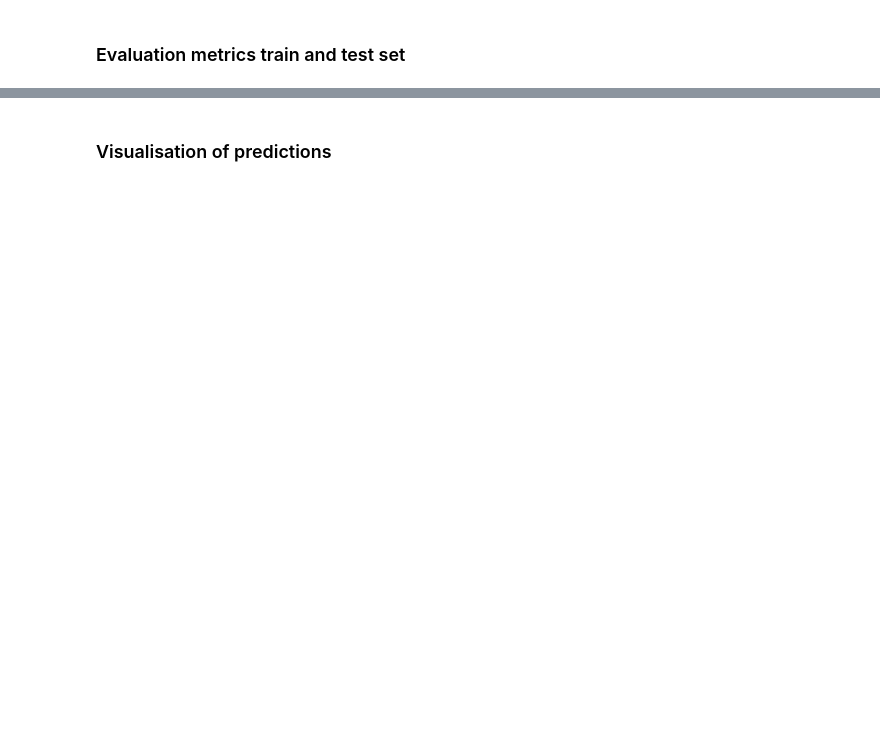
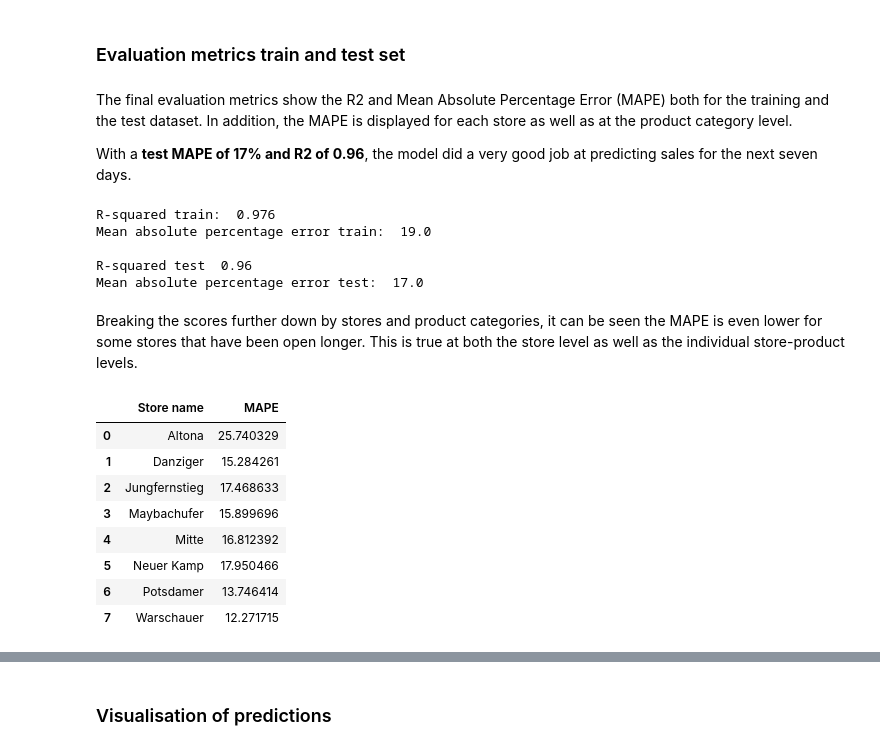
Before and after one commit to vlatko-v/sweet-spot-donut-sales-forecasting, a Jupyter notebook: catboost.ipynb, the cells around one changed output, grey strips where cells are left out. Saved outputs shown, nothing was run; the diff lists cells and outputs as text; code cells hidden in the pictures; blank space fills up the shorter version.

```diff
--- a/catboost.ipynb
+++ b/catboost.ipynb
@@ -455,4 +415,14 @@ plt.show()
 # %% [markdown]
 ### Evaluation metrics train and test set
+# %% [markdown]
+The final evaluation metrics show the R2 and Mean Absolute Percentage Error (MAPE) both for the training and the test dataset. In addition, the MAPE is displayed for each store as well as at the product category level.
+
+With a **test MAPE of 17% and R2 of 0.96**, the model did a very good job at predicting sales for the next seven days.
 # %%
-fit_overview(ytrain = y_train_daily, ytrainpred = y_train_pred, ytest = y_test_daily, ytestpred = y_test_pred)
+fit_overview(ytrain = y_train, ytrainpred = y_train_pred2, ytest = y_test_final, ytestpred = y_test_pred)
+# %% [output]
+R-squared train:  0.976
+Mean absolute percentage error train:  19.0
+
+R-squared test  0.96
+Mean absolute percentage error test:  17.0
@@ -460,0 +429,16 @@ mape_stores(test_daily, y_test_pred)
+# %% [markdown]
+Breaking the scores further down by stores and product categories, it can be seen the MAPE is even lower for some stores that have been open longer. This is true at both the store level as well as the individual store-product levels.
+# %%
+# breakdown: either "stores" or "stores_products"
+
+mape_stores(d_test2, y_test_pred, breakdown = "stores")
+# %% [output]
+|  | Store name | MAPE |
+| 0 | Altona | 25.740329 |
+| 1 | Danziger | 15.284261 |
+| 2 | Jungfernstieg | 17.468633 |
+| 3 | Maybachufer | 15.899696 |
+| 4 | Mitte | 16.812392 |
+| 5 | Neuer Kamp | 17.950466 |
+| 6 | Potsdamer | 13.746414 |
+| 7 | Warschauer | 12.271715 |
```
Also changed, not shown: parts of 26 cells of this notebook, 2 other files.
